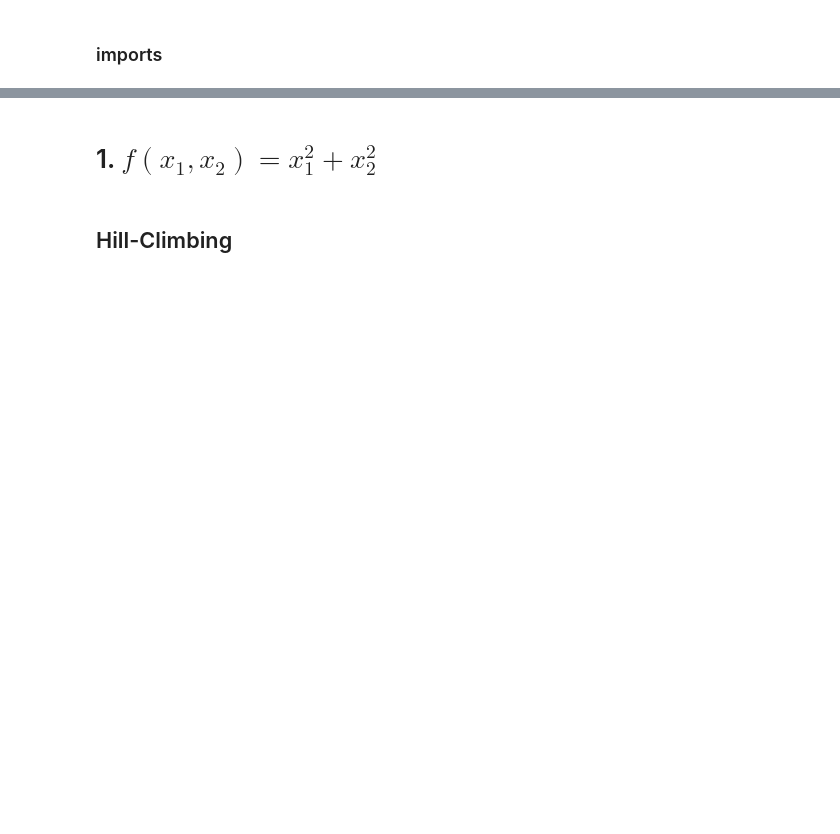
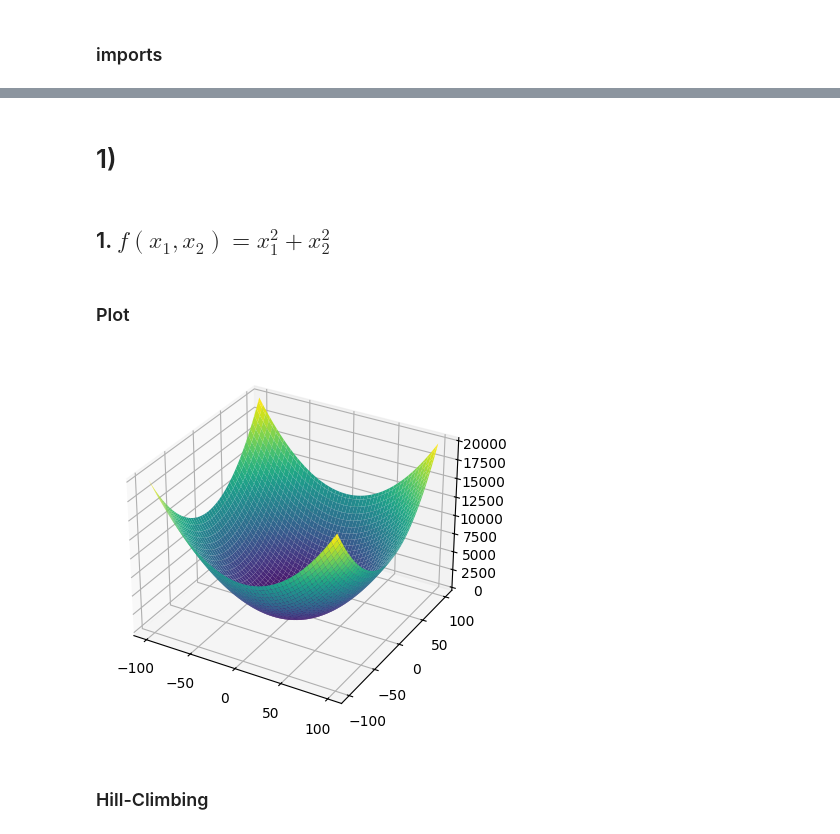
Before and after one commit to lnatamm/artificial-intelligence, a Jupyter notebook: trabalhos/Trabalho_Computacional_AV3/min_max.ipynb, the cells around one changed output, grey strips where cells are left out. Saved outputs shown, nothing was run; the diff lists cells and outputs as text; code cells hidden in the pictures; blank space fills up the shorter version.

```diff
--- a/trabalhos/Trabalho_Computacional_AV3/min_max.ipynb
+++ b/trabalhos/Trabalho_Computacional_AV3/min_max.ipynb
@@ -7,2 +10,30 @@ import matplotlib.pyplot as plt
+# %%
+def plot_function(f, x_min, x_max, y_min=None, y_max=None):
+    if y_min is None:
+        y_min = x_min
+    if y_max is None:
+        y_max = x_max
+    figure = plt.figure()
+    ax = figure.add_subplot(projection='3d')
+    x_axis = np.linspace(x_min, x_max, 100)
+    if y_min is None and y_max is None:
+        y_axis = x_axis
+    else:
+        y_axis = np.linspace(y_min, y_max, 100)
+    mesh_x, mesh_y = np.meshgrid(x_axis, y_axis)
+    ax.plot_surface(mesh_x, mesh_y, f(mesh_x, mesh_y), cmap='viridis')
+
+def numpy_mode(data):
+
+    # Index and counts of all elements in the array
+    (sorted_data, idx, counts) = np.unique(data, return_index=True, return_counts=True)
+
+    # Index of element with highest count (i.e. the mode)
+    index = idx[np.argmax(counts)]-1
+
+    # Return the element with the highest count
+    return data[index]
+# %% [markdown]
+# 1)
 # %% [markdown]
-# 1. $f(x_1, x_2) = x_1^2 + x_2^2$
+## 1. $f(x_1, x_2) = x_1^2 + x_2^2$
@@ -9,3 +43,9 @@ import matplotlib.pyplot as plt
+# %% [markdown]
+### Plot
+# %%
+plot_function(f, x_min=-100, x_max=100)
+# %% [output]
+[figure, added]
 # %% [markdown]
-## Hill-Climbing
+### Hill-Climbing
 # %%
```
Also changed, not shown: parts of 74 cells of this notebook, 4 other files.
